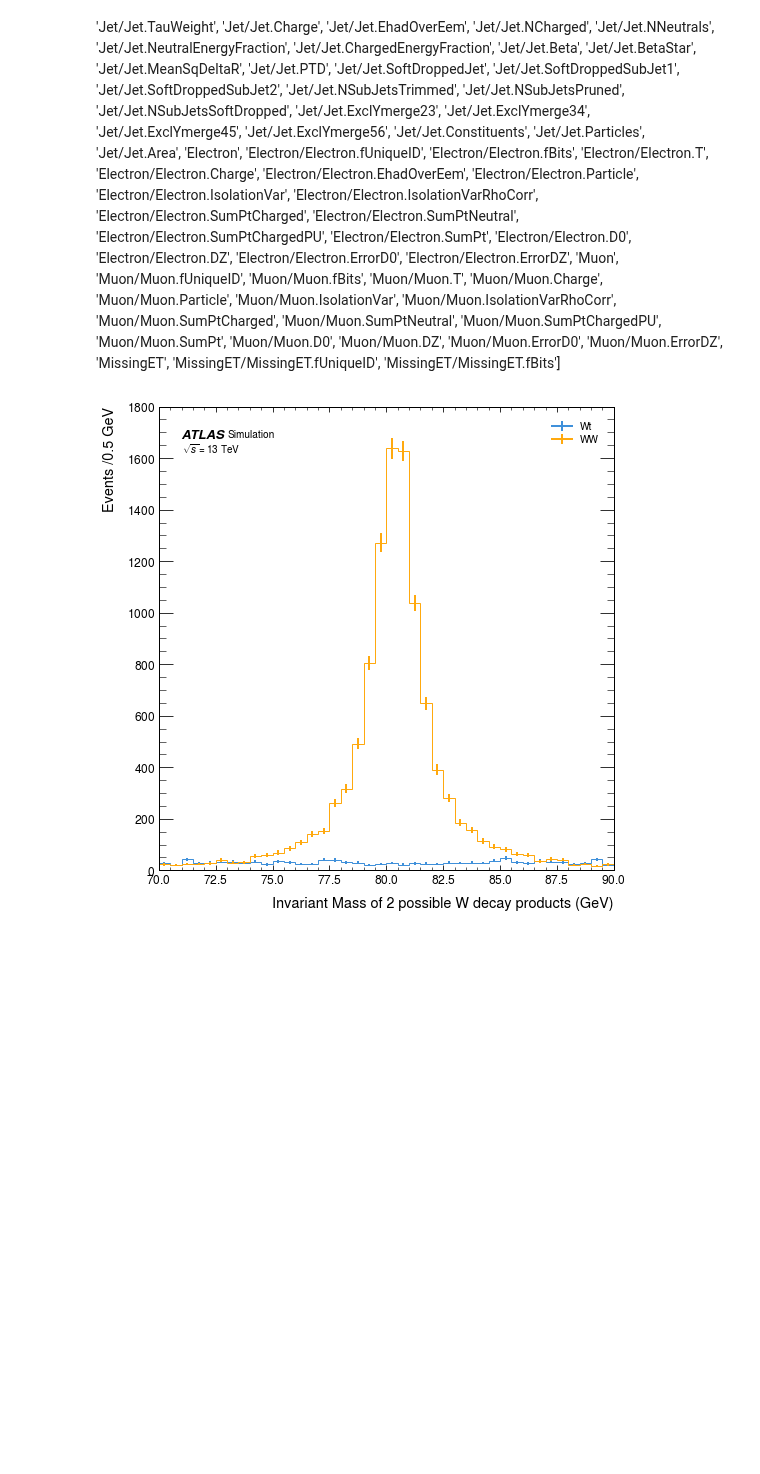
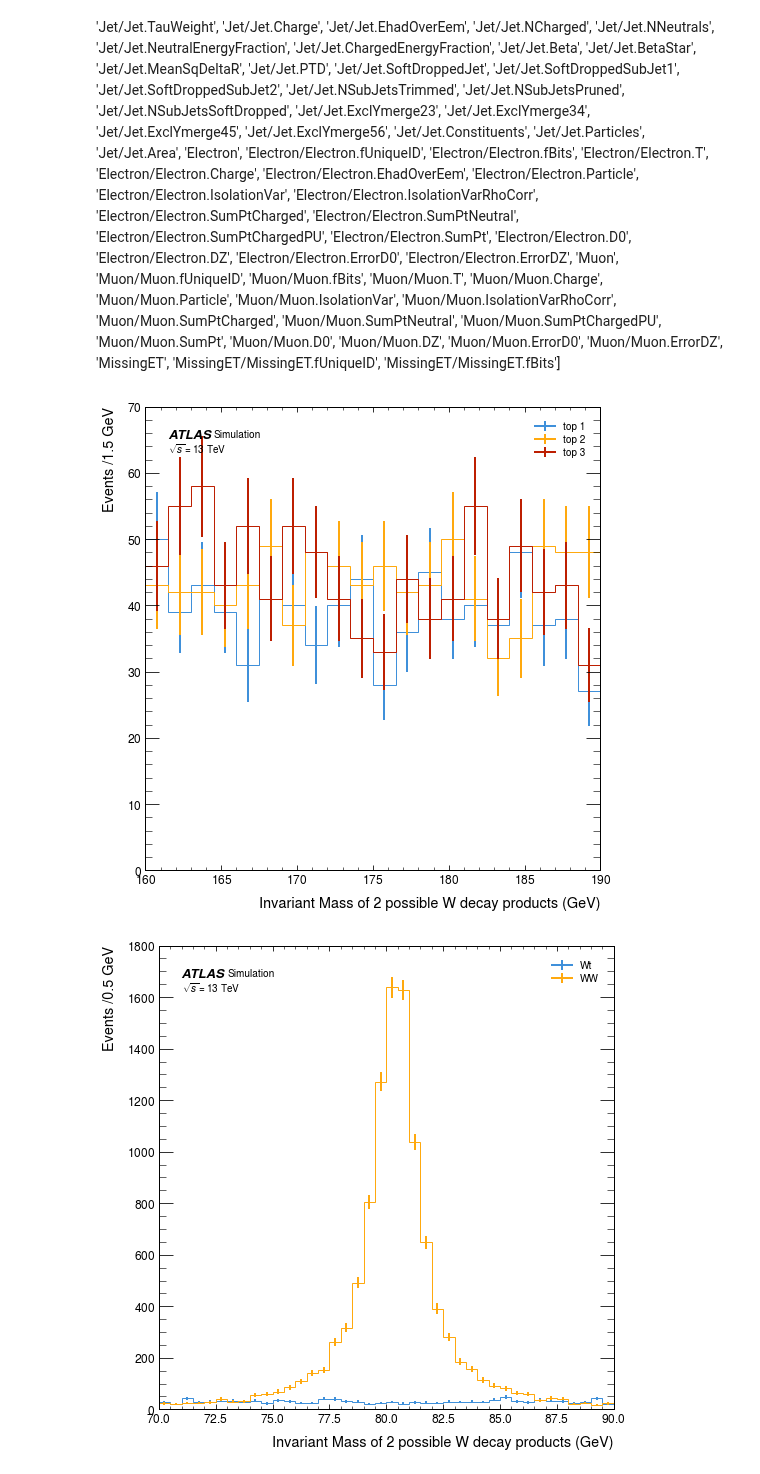
Before and after one commit to archiebrooks02/MPHYS-4Top, a Jupyter notebook: matching.ipynb, the cells around one changed output. Cells and saved outputs as stored; diff of their text form; code cells hidden in the pictures; blank space fills up the shorter version.

```diff
--- a/matching.ipynb
+++ b/matching.ipynb
@@ -203,10 +221,10 @@ muons_eta_3tj = events_3tj_muons['Muon.Eta'][(events_3tj_muons['Muon.PT']>15) &
 muons_phi_3tj = events_3tj_muons['Muon.Phi'][(events_3tj_muons['Muon.PT']>15) & (events_3tj_muons['Muon.Eta']<2.5) & (events_3tj_muons['Muon.Eta']>-2.5)]
 muons_mass_3tj = events_3tj_muons['Muon.Mass'][(events_3tj_muons['Muon.PT']>15) & (events_3tj_muons['Muon.Eta']<2.5) & (events_3tj_muons['Muon.Eta']>-2.5)]
 
-reco_pt_3tj = awkward.concatenate((jets_pt_3tj,electrons_pt_3tj,muons_pt_3tj), axis=1)
-reco_eta_3tj = awkward.concatenate((jets_eta_3tj,electrons_eta_3tj,muons_eta_3tj), axis=1)
-reco_phi_3tj = awkward.concatenate((jets_phi_3tj,electrons_phi_3tj,muons_phi_3tj), axis=1)
-reco_mass_3tj = awkward.concatenate((jets_mass_3tj,electrons_mass_3tj,muons_mass_3tj), axis=1)
+reco_pt_3tj = ak.concatenate((jets_pt_3tj,electrons_pt_3tj,muons_pt_3tj), axis=1)
+reco_eta_3tj = ak.concatenate((jets_eta_3tj,electrons_eta_3tj,muons_eta_3tj), axis=1)
+reco_phi_3tj = ak.concatenate((jets_phi_3tj,electrons_phi_3tj,muons_phi_3tj), axis=1)
+reco_mass_3tj = ak.concatenate((jets_mass_3tj,electrons_mass_3tj,muons_mass_3tj), axis=1)
 
 truth_pt_3tj = events_3tj_truth['Particle.PT']
 truth_eta_3tj = events_3tj_truth['Particle.Eta']
@@ -216,23 +234,39 @@ truth_mass_3tj = events_3tj_truth['Particle.Mass']
 reco_3tj = vector.zip({'pt':reco_pt_3tj,'eta':reco_eta_3tj,'phi':reco_phi_3tj,'mass':reco_mass_3tj})
 truth_3tj = vector.zip({'pt':truth_pt_3tj,'eta':truth_eta_3tj,'phi':truth_phi_3tj,'mass':truth_mass_3tj})
 
-reco_3tj = reco_3tj[(awkward.num(reco_3tj)!=0)&(awkward.num(truth_3tj)!=0)]
-truth_3tj = truth_3tj[(awkward.num(reco_3tj)!=0)&(awkward.num(truth_3tj)!=0)]
+reco_3tj = reco_3tj[(ak.num(reco_3tj)!=0)&(ak.num(truth_3tj)!=0)]
+truth_3tj = truth_3tj[(ak.num(reco_3tj)!=0)&(ak.num(truth_3tj)!=0)]
 # %%
-truth_3tj_test = truth_3tj[awkward.num(truth_3tj)==10]
-reco_3tj_test = reco_3tj[awkward.num(truth_3tj)==10]
+truth_3tj_test = truth_3tj[ak.num(truth_3tj)==10]
+reco_3tj_test = reco_3tj[ak.num(truth_3tj)==10]
 
 id_pairs_3tj = truth_matching(reco_3tj_test, truth_3tj_test)
 
 jet_3tj = id_pairs_3tj['reco'][(id_pairs_3tj['id']==1)]
-top_1_3tj = id_pairs_3tj['reco'][(id_pairs_3tj['id']==2)|(id_pairs_3tj['id']==5)|(id_pairs_3tj['id']==8)]
-top_2_3tj = id_pairs_3tj['reco'][(id_pairs_3tj['id']==3)|(id_pairs_3tj['id']==6)|(id_pairs_3tj['id']==9)]
-top_3_3tj = id_pairs_3tj['reco'][(id_pairs_3tj['id']==4)|(id_pairs_3tj['id']==7)|(id_pairs_3tj['id']==10)]
+top_1_particles_3tj = id_pairs_3tj['reco'][(id_pairs_3tj['id']==2)|(id_pairs_3tj['id']==5)|(id_pairs_3tj['id']==8)]
+top_2_particles_3tj = id_pairs_3tj['reco'][(id_pairs_3tj['id']==3)|(id_pairs_3tj['id']==6)|(id_pairs_3tj['id']==9)]
+top_3_particles_3tj = id_pairs_3tj['reco'][(id_pairs_3tj['id']==4)|(id_pairs_3tj['id']==7)|(id_pairs_3tj['id']==10)]
 
-jet_3tj = jet_3tj[awkward.num(jet_3tj, axis=2)!=0]
-top_1_3tj = top_1_3tj[awkward.num(top_1_3tj, axis=2)!=0]
-top_2_3tj = top_2_3tj[awkward.num(top_2_3tj, axis=2)!=0]
-top_3_3tj = top_3_3tj[awkward.num(top_3_3tj, axis=2)!=0]
+jet_3tj = jet_3tj[ak.num(jet_3tj, axis=2)!=0]
+top_1_particles_3tj_temp = top_1_particles_3tj[ak.num(top_1_particles_3tj, axis=2)!=0]
+top_2_particles_3tj_temp = top_2_particles_3tj[ak.num(top_2_particles_3tj, axis=2)!=0]
+top_3_particles_3tj_temp = top_3_particles_3tj[ak.num(top_3_particles_3tj, axis=2)!=0]
+
+top_1_particles_3tj = top_1_particles_3tj_temp[(ak.num(top_1_particles_3tj_temp)!=0)&(ak.num(top_2_particles_3tj_temp)!=0)&(ak.num(top_3_particles_3tj_temp)!=0)]
+top_2_particles_3tj = top_2_particles_3tj_temp[(ak.num(top_1_particles_3tj_temp)!=0)&(ak.num(top_2_particles_3tj_temp)!=0)&(ak.num(top_3_particles_3tj_temp)!=0)]
+top_3_particles_3tj = top_3_particles_3tj_temp[(ak.num(top_1_particles_3tj_temp)!=0)&(ak.num(top_2_particles_3tj_temp)!=0)&(ak.num(top_3_particles_3tj_temp)!=0)]
+
+top_1_3tj = ak.flatten(np.sum(top_1_particles_3tj, axis=1))
+top_2_3tj = ak.flatten(np.sum(top_2_particles_3tj, axis=1))
+top_3_3tj = ak.flatten(np.sum(top_3_particles_3tj, axis=1))
+# %%
+fig, ax = plt.subplots(nrows = 1, ncols = 1, figsize = (8,8))
+histogram([top_1_3tj.m, top_2_3tj.m, top_3_3tj.m], 20, ['top 1', 'top 2', 'top 3'], ax, density = False, x_units='GeV', set_range=(160,190))
+ax.set_xlabel(r'Invariant Mass of 2 possible W decay products (GeV)')
+plt.subplots_adjust(hspace=0.25)
+plt.show()
+# %% [output]
+[figure, added]
 # %%
 tree3W = uproot.open(directory + "tttW_skim_with_truth_2810_0.root")
 events_3tW_jets = tree3W["Delphes;1"]["Jet"].arrays(['Jet.PT','Jet.Eta','Jet.Phi','Jet.Mass','Jet.BTag'])
```
Also changed, not shown: parts of 41 cells of this notebook.
